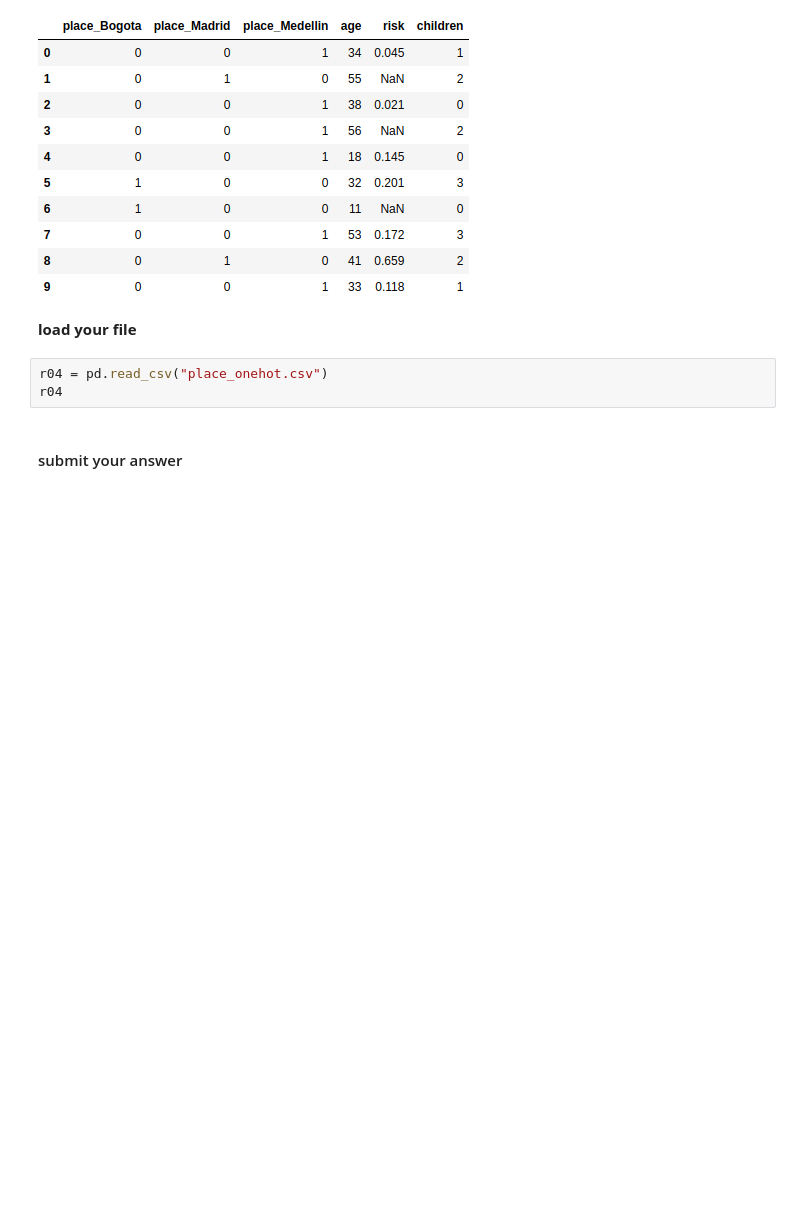
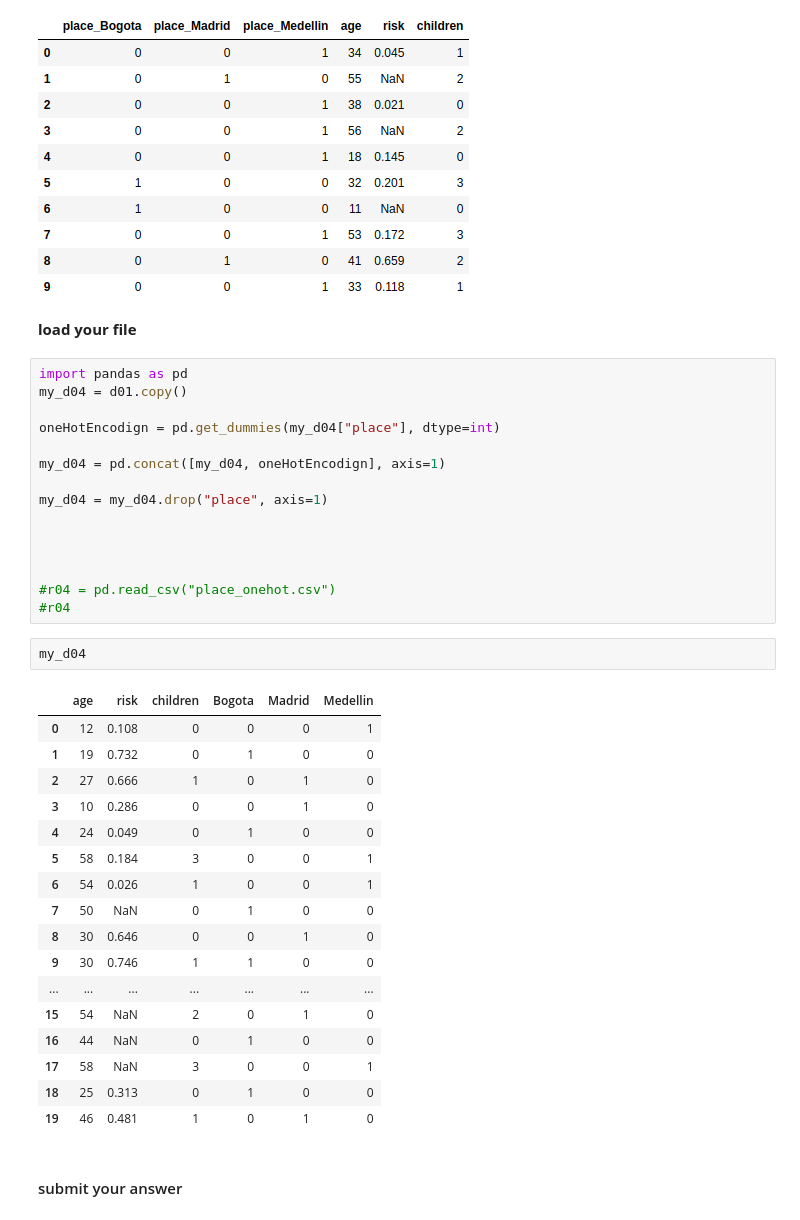
Before and after one commit to cristianpenagos/IAUdeA, a Jupyter notebook: Copia de LAB 04.01 - CLEANING DATA.ipynb, the cells around one changed output. Cells and saved outputs as stored; diff of their text form; blank space fills up the shorter version.

```diff
--- a/Copia de LAB 04.01 - CLEANING DATA.ipynb
+++ b/Copia de LAB 04.01 - CLEANING DATA.ipynb
@@ -300,9 +341,41 @@ Image("local/imgs/cities_onehot.png")
 [figure]
 # %% [markdown]
 **load your file**
-# %%
-r04 = pd.read_csv("place_onehot.csv")
-r04
+# %%
+import pandas as pd
+my_d04 = d01.copy()
+
+oneHotEncodign = pd.get_dummies(my_d04["place"], dtype=int)
+
+my_d04 = pd.concat([my_d04, oneHotEncodign], axis=1)
+
+my_d04 = my_d04.drop("place", axis=1)
+
+
+
+
+#r04 = pd.read_csv("place_onehot.csv")
+#r04
+# %%
+my_d04
+# %% [output]
+|  | age | risk | children | Bogota | Madrid | Medellin |
+| 0 | 12 | 0.108 | 0 | 0 | 0 | 1 |
+| 1 | 19 | 0.732 | 0 | 1 | 0 | 0 |
+| 2 | 27 | 0.666 | 1 | 0 | 1 | 0 |
+| 3 | 10 | 0.286 | 0 | 0 | 1 | 0 |
+| 4 | 24 | 0.049 | 0 | 1 | 0 | 0 |
+| 5 | 58 | 0.184 | 3 | 0 | 0 | 1 |
+| 6 | 54 | 0.026 | 1 | 0 | 0 | 1 |
+| 7 | 50 | NaN | 0 | 1 | 0 | 0 |
+| 8 | 30 | 0.646 | 0 | 0 | 1 | 0 |
+| 9 | 30 | 0.746 | 1 | 1 | 0 | 0 |
+| ... | ... | ... | ... | ... | ... | ... |
+| 15 | 54 | NaN | 2 | 0 | 1 | 0 |
+| 16 | 44 | NaN | 0 | 1 | 0 | 0 |
+| 17 | 58 | NaN | 3 | 0 | 0 | 1 |
+| 18 | 25 | 0.313 | 0 | 1 | 0 | 0 |
+| 19 | 46 | 0.481 | 1 | 0 | 1 | 0 |
 # %% [markdown]
 #### submit your answer
 # %%
```
Also changed, not shown: parts of 9 cells of this notebook.
